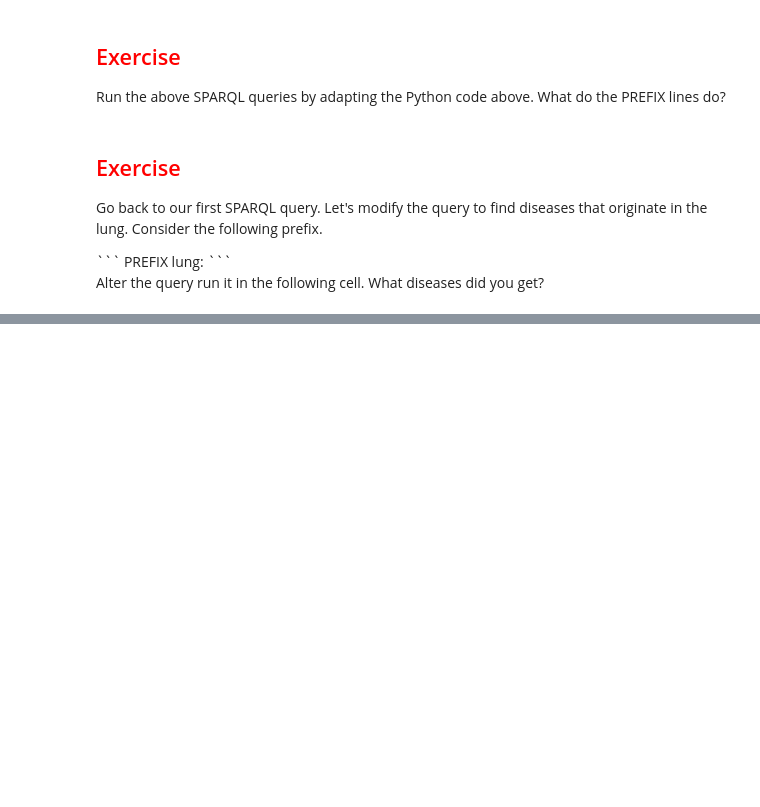
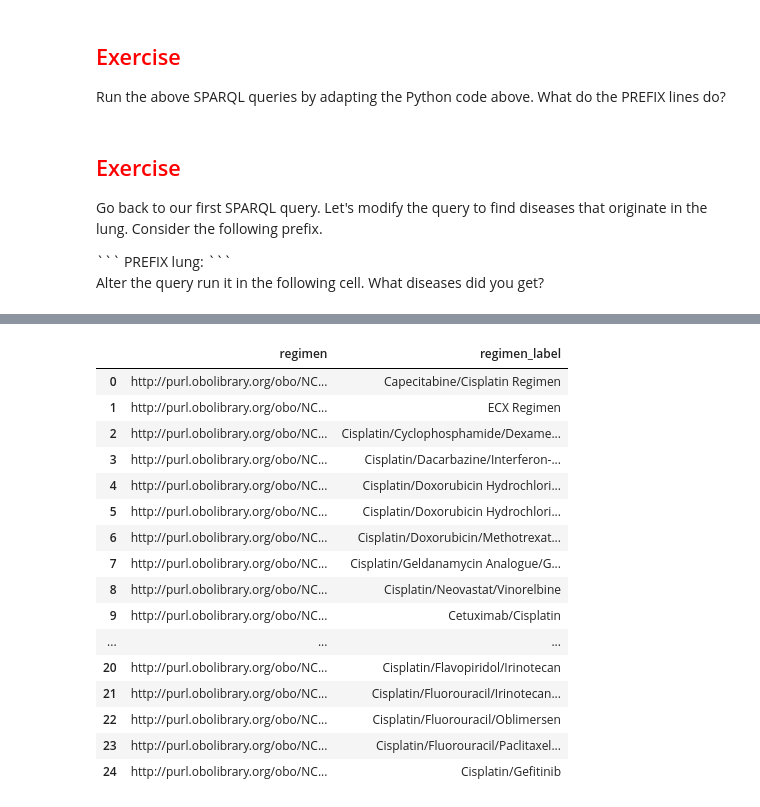
Before and after one commit to TheJacksonLaboratory/robinson-lab-notebooks, a Jupyter notebook: Linked_Data_Biolink.ipynb, the cells around one changed output, grey strips where cells are left out. Saved outputs shown, nothing was run; the diff lists cells and outputs as text; code cells hidden in the pictures; blank space fills up the shorter version.

```diff
--- a/Linked_Data_Biolink.ipynb
+++ b/Linked_Data_Biolink.ipynb
@@ -363,0 +424,48 @@ PREFIX lung: <http://purl.obolibrary.org/obo/NCIT_C12468>
+# %%
+sparql.setQuery("""
+    PREFIX rdfs: <http://www.w3.org/2000/01/rdf-schema#>
+PREFIX Cisplatin: <http://purl.obolibrary.org/obo/NCIT_C376>
+PREFIX ChemotherapyRegimenHasComponent: <http://purl.obolibrary.org/obo/NCIT_R123>
+SELECT DISTINCT ?regimen ?regimen_label
+FROM <http://purl.obolibrary.org/obo/ncit.owl>
+FROM <http://purl.obolibrary.org/obo/ncit/ncit-property-graph-redundant.ttl>
+WHERE {
+?regimen ChemotherapyRegimenHasComponent: Cisplatin: .
+?regimen rdfs:label ?regimen_label .
+}
+       LIMIT 25
+""")
+
+sparql.setReturnFormat(JSON)
+result = sparql.query()
+
+processed_results = json.load(result.response)
+cols = processed_results['head']['vars']
+
+out = []
+for row in processed_results['results']['bindings']:
+    item = []
+    for c in cols:
+        item.append(row.get(c, {}).get('value'))
+    out.append(item)
+
+df = pd.DataFrame(out, columns=cols)
+df
+# %% [output]
+|  | regimen | regimen_label |
+| 0 | http://purl.obolibrary.org/obo/NC... | Capecitabine/Cisplatin Regimen |
+| 1 | http://purl.obolibrary.org/obo/NC... | ECX Regimen |
+| 2 | http://purl.obolibrary.org/obo/NC... | Cisplatin/Cyclophosphamide/Dexame... |
+| 3 | http://purl.obolibrary.org/obo/NC... | Cisplatin/Dacarbazine/Interferon-... |
+| 4 | http://purl.obolibrary.org/obo/NC... | Cisplatin/Doxorubicin Hydrochlori... |
+| 5 | http://purl.obolibrary.org/obo/NC... | Cisplatin/Doxorubicin Hydrochlori... |
+| 6 | http://purl.obolibrary.org/obo/NC... | Cisplatin/Doxorubicin/Methotrexat... |
+| 7 | http://purl.obolibrary.org/obo/NC... | Cisplatin/Geldanamycin Analogue/G... |
+| 8 | http://purl.obolibrary.org/obo/NC... | Cisplatin/Neovastat/Vinorelbine |
+| 9 | http://purl.obolibrary.org/obo/NC... | Cetuximab/Cisplatin |
+| ... | ... | ... |
+| 20 | http://purl.obolibrary.org/obo/NC... | Cisplatin/Flavopiridol/Irinotecan |
+| 21 | http://purl.obolibrary.org/obo/NC... | Cisplatin/Fluorouracil/Irinotecan... |
+| 22 | http://purl.obolibrary.org/obo/NC... | Cisplatin/Fluorouracil/Oblimersen |
+| 23 | http://purl.obolibrary.org/obo/NC... | Cisplatin/Fluorouracil/Paclitaxel... |
+| 24 | http://purl.obolibrary.org/obo/NC... | Cisplatin/Gefitinib |
```
Also changed, not shown: parts of 14 cells of this notebook.
